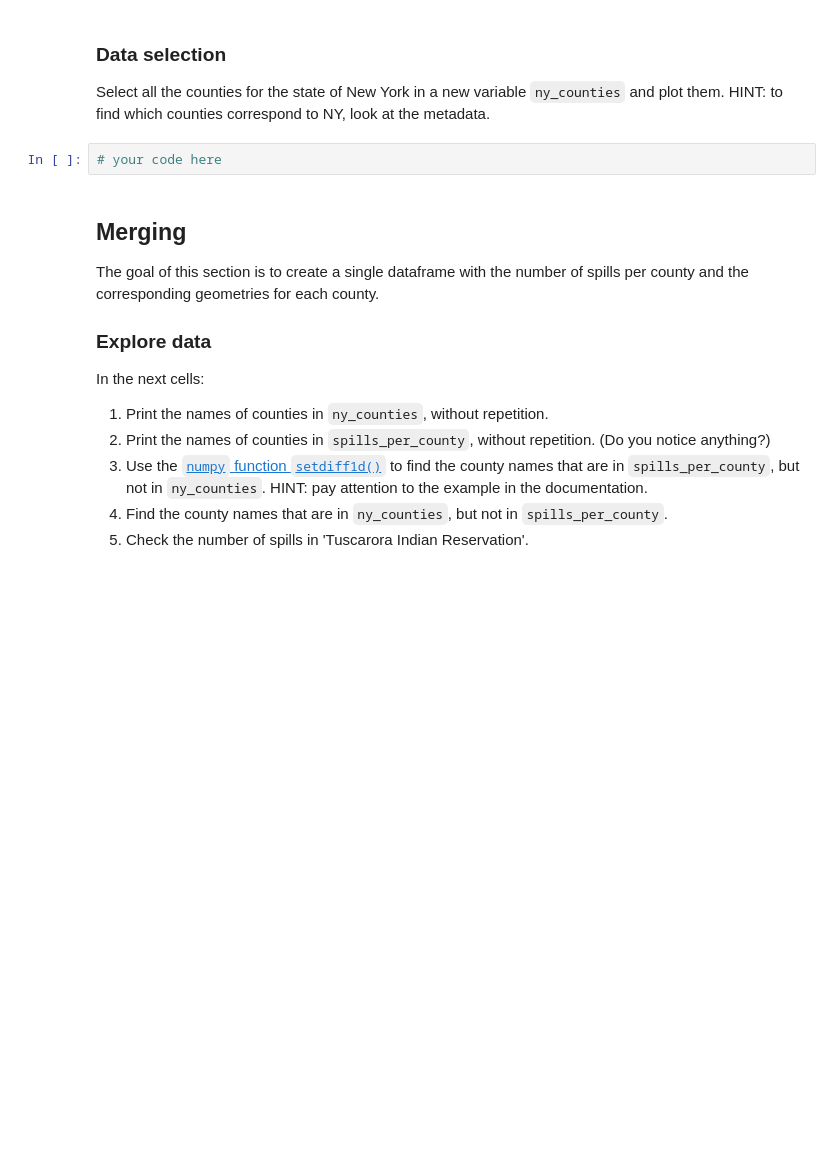
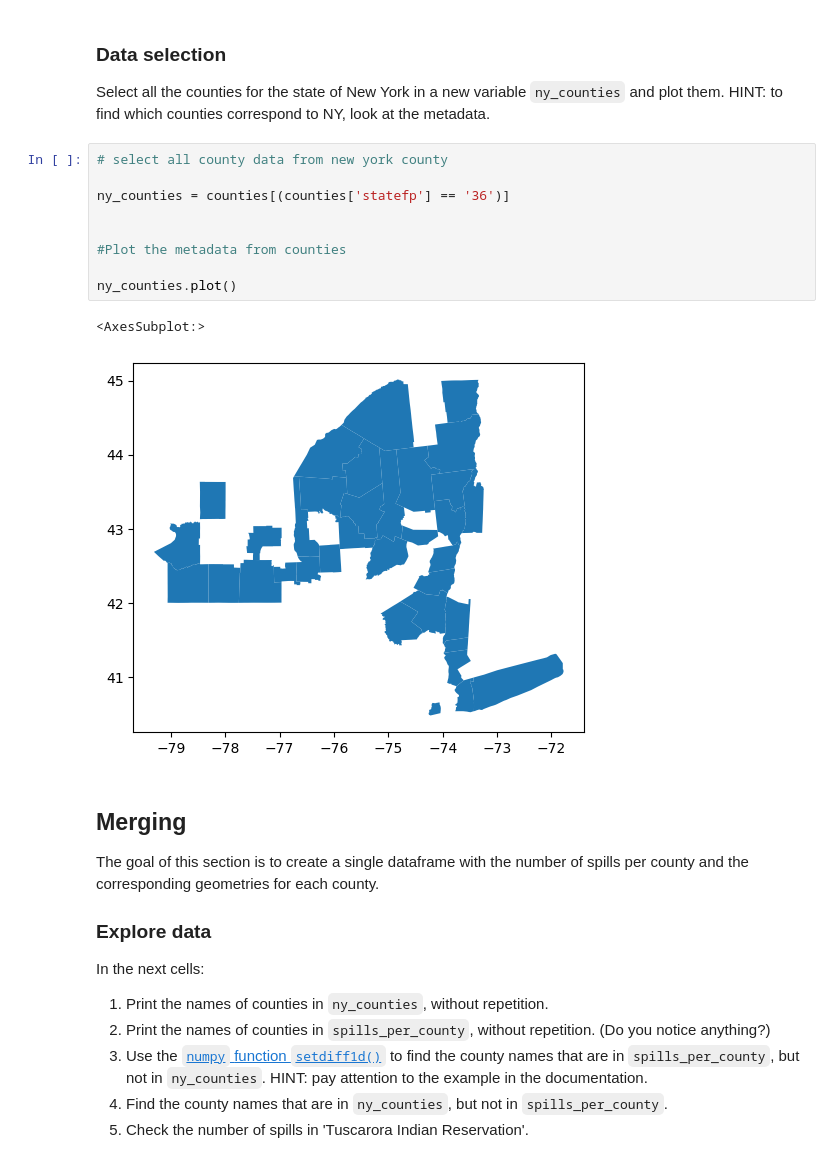
Before and after one commit to dianaxnav/eds220-hwk-3, a Jupyter notebook: hwk3-task1-spills.ipynb, the cells around one changed output. Saved outputs shown, nothing was run; the diff lists cells and outputs as text; blank space fills up the shorter version.

```diff
--- a/hwk3-task1-spills.ipynb
+++ b/hwk3-task1-spills.ipynb
@@ -243,8 +311,18 @@ You can add any other cells of preliminary data exploration.
 ### Data selection
 
 Select all the counties for the state of New York in a new variable `ny_counties` and plot them. HINT: to find which counties correspond to NY, look at the metadata.
-# %%
-# your code here
+# %%
+# select all county data from new york county
+
+ny_counties = counties[(counties['statefp'] == '36')]
+
+
+#Plot the metadata from counties
+
+ny_counties.plot()
+# %% [output]
+<AxesSubplot:>
+[figure, added]
 # %% [markdown]
 ## Merging
 
```
Also changed, not shown: parts of 29 cells of this notebook.
